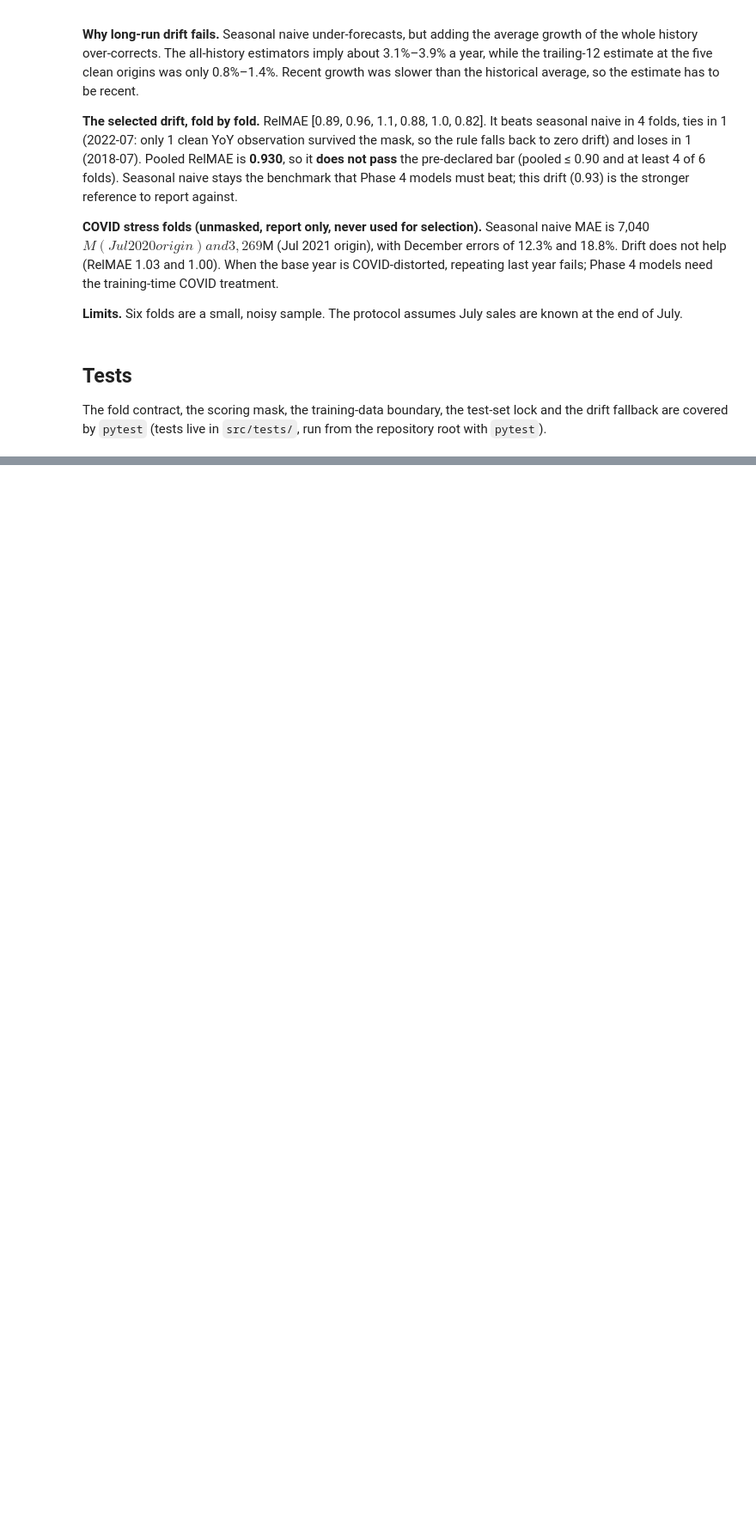
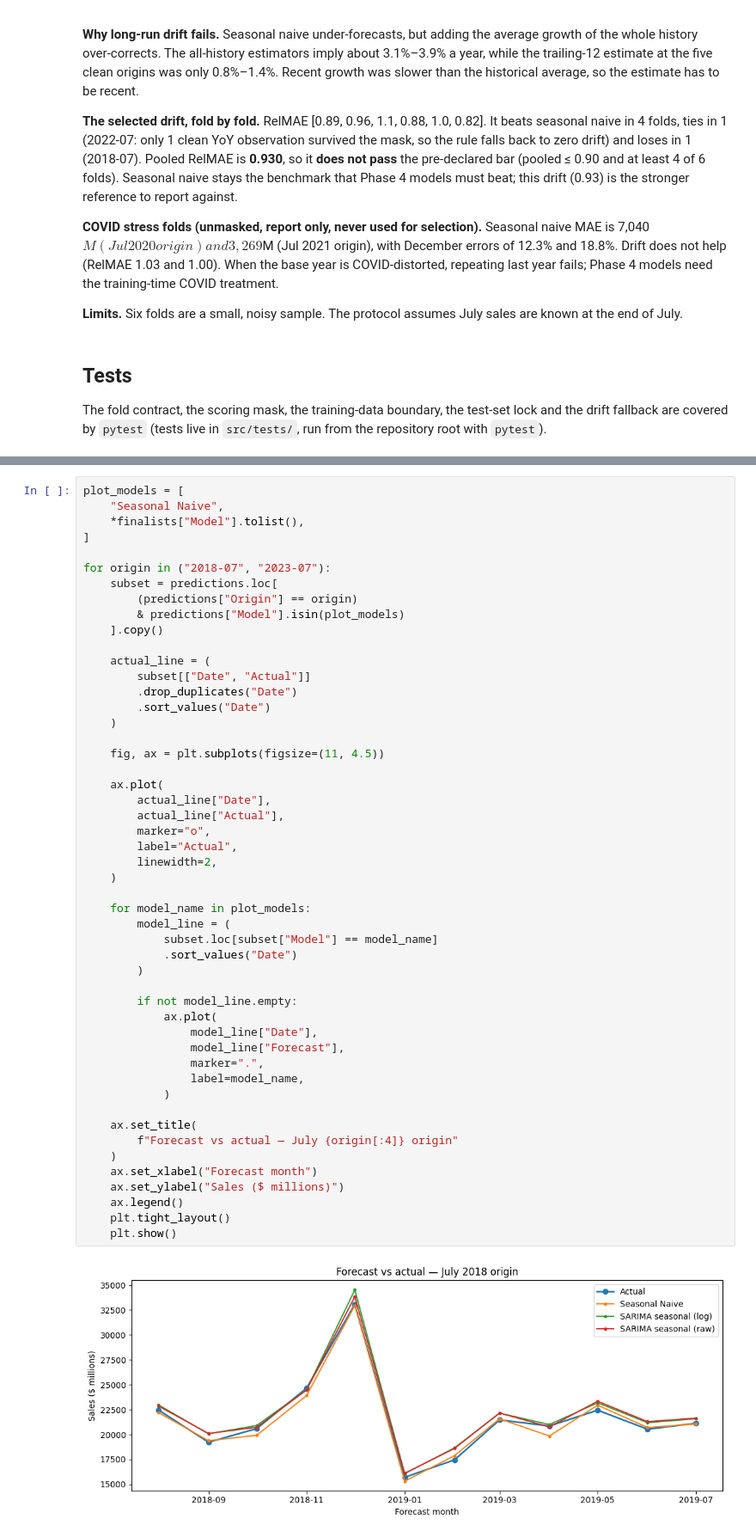
Before and after one commit to mo-alsafi/apparel-sales-forecasting, a Jupyter notebook: notebooks/modeling.ipynb, the cells around one changed output, grey strips where cells are left out. Shown at 86% size. Cells and saved outputs as stored; diff of their text form; blank space fills up the shorter version.

```diff
--- a/notebooks/modeling.ipynb
+++ b/notebooks/modeling.ipynb
@@ -199,0 +758,52 @@ The fold contract, the scoring mask, the training-data boundary, the test-set lo
+# %%
+plot_models = [
+    "Seasonal Naive",
+    *finalists["Model"].tolist(),
+]
+
+for origin in ("2018-07", "2023-07"):
+    subset = predictions.loc[
+        (predictions["Origin"] == origin)
+        & predictions["Model"].isin(plot_models)
+    ].copy()
+
+    actual_line = (
+        subset[["Date", "Actual"]]
+        .drop_duplicates("Date")
+        .sort_values("Date")
+    )
+
+    fig, ax = plt.subplots(figsize=(11, 4.5))
+
+    ax.plot(
+        actual_line["Date"],
+        actual_line["Actual"],
+        marker="o",
+        label="Actual",
+        linewidth=2,
+    )
+
+    for model_name in plot_models:
+        model_line = (
+            subset.loc[subset["Model"] == model_name]
+            .sort_values("Date")
+        )
+
+        if not model_line.empty:
+            ax.plot(
+                model_line["Date"],
+                model_line["Forecast"],
+                marker=".",
+                label=model_name,
+            )
+
+    ax.set_title(
+        f"Forecast vs actual — July {origin[:4]} origin"
+    )
+    ax.set_xlabel("Forecast month")
+    ax.set_ylabel("Sales ($ millions)")
+    ax.legend()
+    plt.tight_layout()
+    plt.show()
+# %% [output]
+[figure, added]
```
Also changed, not shown: parts of 11 cells of this notebook, 4 other files.
